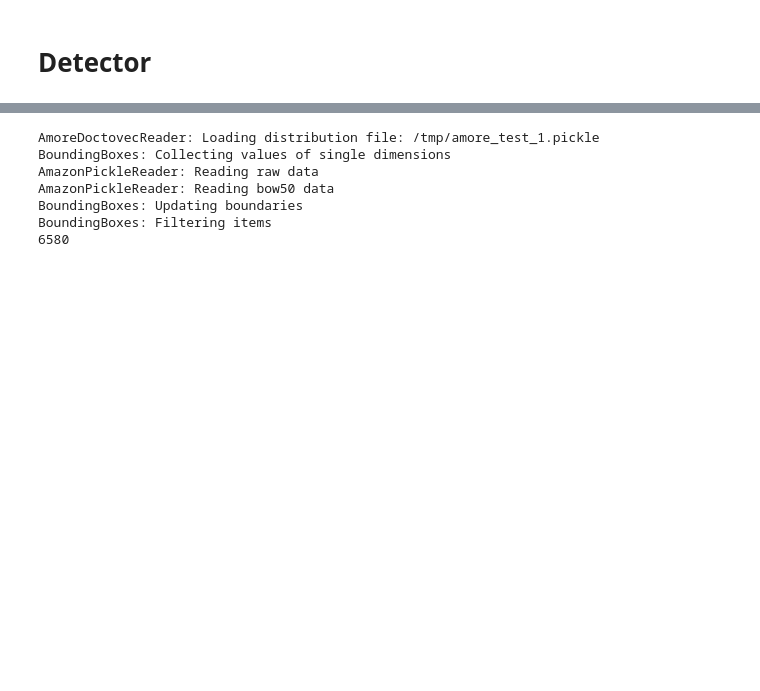
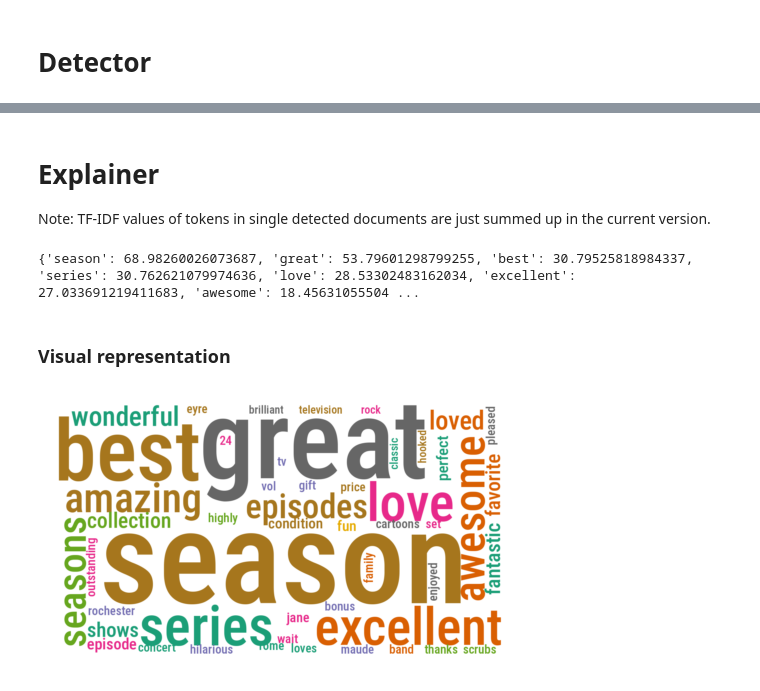
Before and after one commit to EML4U/ExplainingDriftTextEmbeddings, a Jupyter notebook: experiments/dev_pipeline.ipynb, the cells around one changed output, grey strips where cells are left out. Drawn from its saved outputs; the diff is of its cells as text; code cells hidden in the pictures; blank space fills up the shorter version.

Commit message:
added tfidf to pipeline

```diff
--- a/experiments/dev_pipeline.ipynb
+++ b/experiments/dev_pipeline.ipynb
@@ -14,11 +16,12 @@ from selection.bounding_boxes import BoundingBoxes
 # %% [markdown]
 # Reader
 # %%
-amazon_doc2vec_reader = AmoreDoctovecReader()
+reader = AmoreDoctovecReader()
 options = {}
 options['data_directory'] = '/home/eml4u/EML4U/data/amazon-complete'
 options['distributions_file'] = '/tmp/amore_test_1.pickle'
-amazon_doc2vec_reader.initialize(options)
+reader.initialize(options)
+print('Dimensions:', reader.get_dimensions())
 # %% [output]
 AmoreDoctovecReader distributions file: /tmp/amore_test_1.pickle
 AmoreDoctovecReader data directory:     /home/eml4u/EML4U/data/amazon-complete
@@ -27,8 +34,12 @@ AmoreDoctovecReader data directory:     /home/eml4u/EML4U/data/amazon-complete
 # %%
 bounding_boxes = BoundingBoxes()
 options = {}
-options['percentile'] = 0.2
+options['percentile'] = 0.995
 options['enclosed_dimensions'] = 50
 bounding_boxes.initialize(options)
-bounding_boxes.set_reader(amazon_doc2vec_reader)
+bounding_boxes.set_reader(reader)
+item_ids_0 = bounding_boxes.select_item_ids(reader.get_distribution_ids()[0], reader.get_distribution_ids()[1])
+item_ids_1 = bounding_boxes.select_item_ids(reader.get_distribution_ids()[1], reader.get_distribution_ids()[0])
+print('Items size 0:', len(item_ids_0))
+print('Items size 1:', len(item_ids_1))
 # %% [output]
@@ -37,10 +56,18 @@ BoundingBoxes minimum number of enclosed dimensions: 50
-# %%
-print(len(bounding_boxes.select_item_ids(amazon_doc2vec_reader.get_distribution_ids()[0], amazon_doc2vec_reader.get_distribution_ids()[1])))
-# %% [output]
-AmoreDoctovecReader: Loading distribution file: /tmp/amore_test_1.pickle
-BoundingBoxes: Collecting values of single dimensions
-AmazonPickleReader: Reading raw data
-AmazonPickleReader: Reading bow50 data
-BoundingBoxes: Updating boundaries
-BoundingBoxes: Filtering items
-6580
+# %% [markdown]
+# Explainer
+
+Note: TF-IDF values of tokens in single detected documents are just summed up in the current version.
+# %%
+tfidf_explainer = TfidfExplainer()
+# %%
+token_dict = tfidf_explainer.get_token_dict(0, 1, item_ids_0, item_ids_1, reader, 50)
+print(token_dict)
+# %% [output]
+{'season': 68.98260026073687, 'great': 53.79601298799255, 'best': 30.79525818984337, 'series': 30.762621079974636, 'love': 28.53302483162034, 'excellent': 27.033691219411683, 'awesome': 18.45631055504 ...
+# %% [markdown]
+### Visual representation
+# %%
+wordcloud = Wordcloud()
+wordcloud.plot(wordcloud.get_wordcloud(token_dict))
+# %% [output]
+[figure, added]
```
Also changed, not shown: parts of 5 cells of this notebook, 4 other files.
